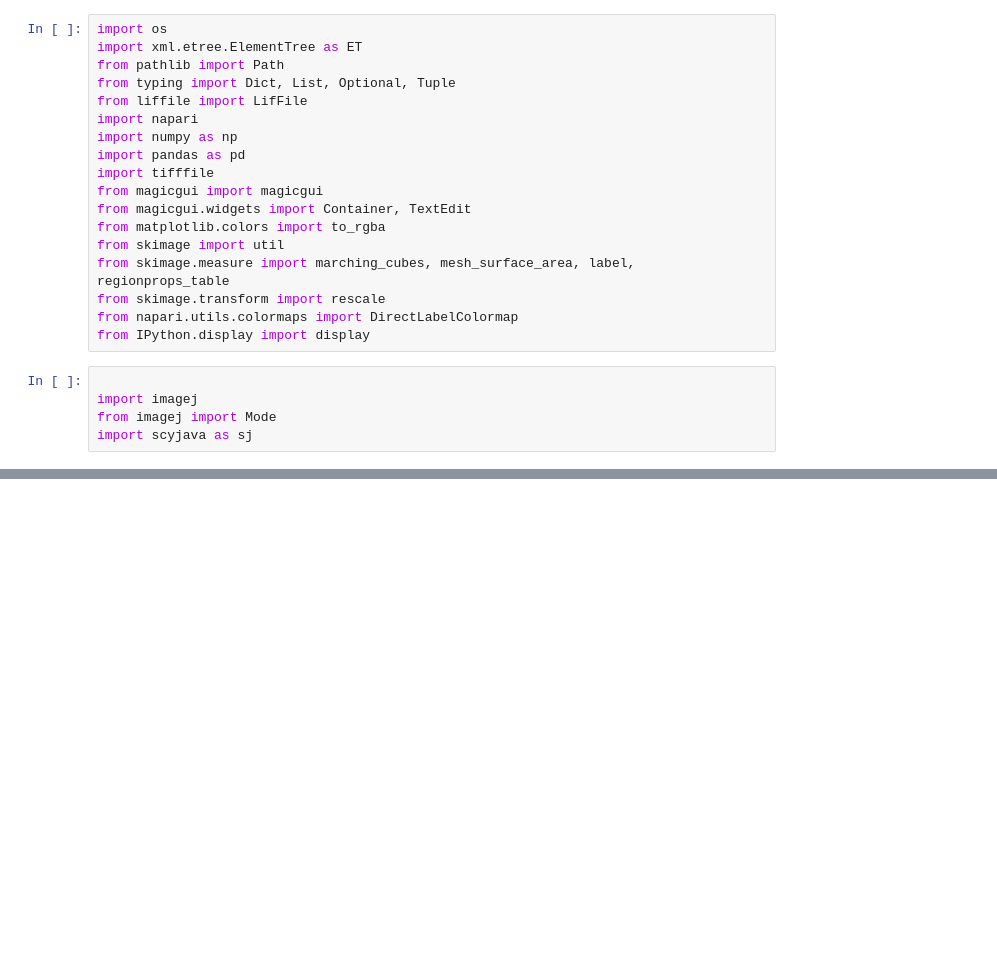
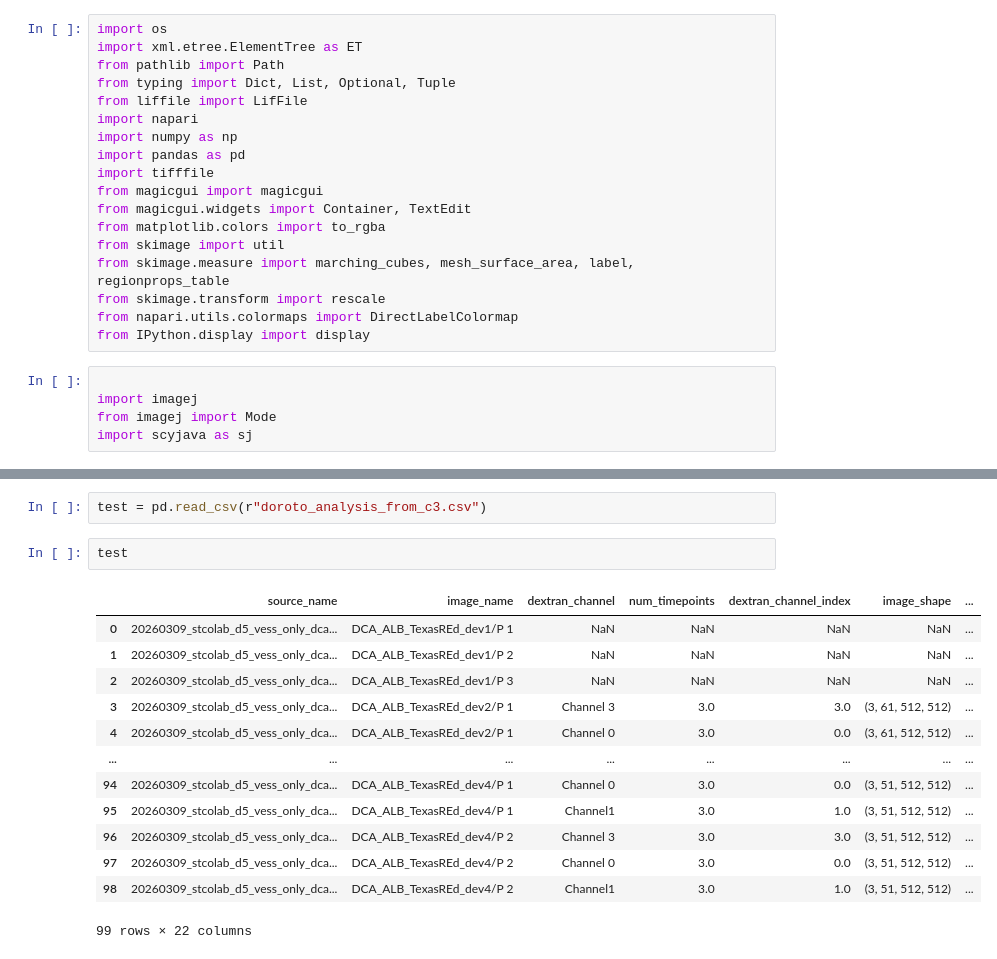
Before and after one commit to isobelth/image_quantification, a Jupyter notebook: Vasculature/perfusion.ipynb, the cells around one changed output, grey strips where cells are left out. Drawn from its saved outputs; the diff is of its cells as text; blank space fills up the shorter version.

```diff
--- a/Vasculature/perfusion.ipynb
+++ b/Vasculature/perfusion.ipynb
@@ -1323,0 +1342,18 @@ app = PerfusionNapariGUIApp()
+# %%
+test = pd.read_csv(r"doroto_analysis_from_c3.csv")
+# %%
+test
+# %% [output]
+|  | source_name | image_name | dextran_channel | num_timepoints | dextran_channel_index | image_shape | ... |
+| 0 | 20260309_stcolab_d5_vess_only_dca... | DCA_ALB_TexasREd_dev1/P 1 | NaN | NaN | NaN | NaN | ... |
+| 1 | 20260309_stcolab_d5_vess_only_dca... | DCA_ALB_TexasREd_dev1/P 2 | NaN | NaN | NaN | NaN | ... |
+| 2 | 20260309_stcolab_d5_vess_only_dca... | DCA_ALB_TexasREd_dev1/P 3 | NaN | NaN | NaN | NaN | ... |
+| 3 | 20260309_stcolab_d5_vess_only_dca... | DCA_ALB_TexasREd_dev2/P 1 | Channel 3 | 3.0 | 3.0 | (3, 61, 512, 512) | ... |
+| 4 | 20260309_stcolab_d5_vess_only_dca... | DCA_ALB_TexasREd_dev2/P 1 | Channel 0 | 3.0 | 0.0 | (3, 61, 512, 512) | ... |
+| ... | ... | ... | ... | ... | ... | ... | ... |
+| 94 | 20260309_stcolab_d5_vess_only_dca... | DCA_ALB_TexasREd_dev4/P 1 | Channel 0 | 3.0 | 0.0 | (3, 51, 512, 512) | ... |
+| 95 | 20260309_stcolab_d5_vess_only_dca... | DCA_ALB_TexasREd_dev4/P 1 | Channel1 | 3.0 | 1.0 | (3, 51, 512, 512) | ... |
+| 96 | 20260309_stcolab_d5_vess_only_dca... | DCA_ALB_TexasREd_dev4/P 2 | Channel 3 | 3.0 | 3.0 | (3, 51, 512, 512) | ... |
+| 97 | 20260309_stcolab_d5_vess_only_dca... | DCA_ALB_TexasREd_dev4/P 2 | Channel 0 | 3.0 | 0.0 | (3, 51, 512, 512) | ... |
+| 98 | 20260309_stcolab_d5_vess_only_dca... | DCA_ALB_TexasREd_dev4/P 2 | Channel1 | 3.0 | 1.0 | (3, 51, 512, 512) | ... |
+99 rows × 22 columns
```
Also changed, not shown: parts of 1 cell of this notebook, 2 other files.
